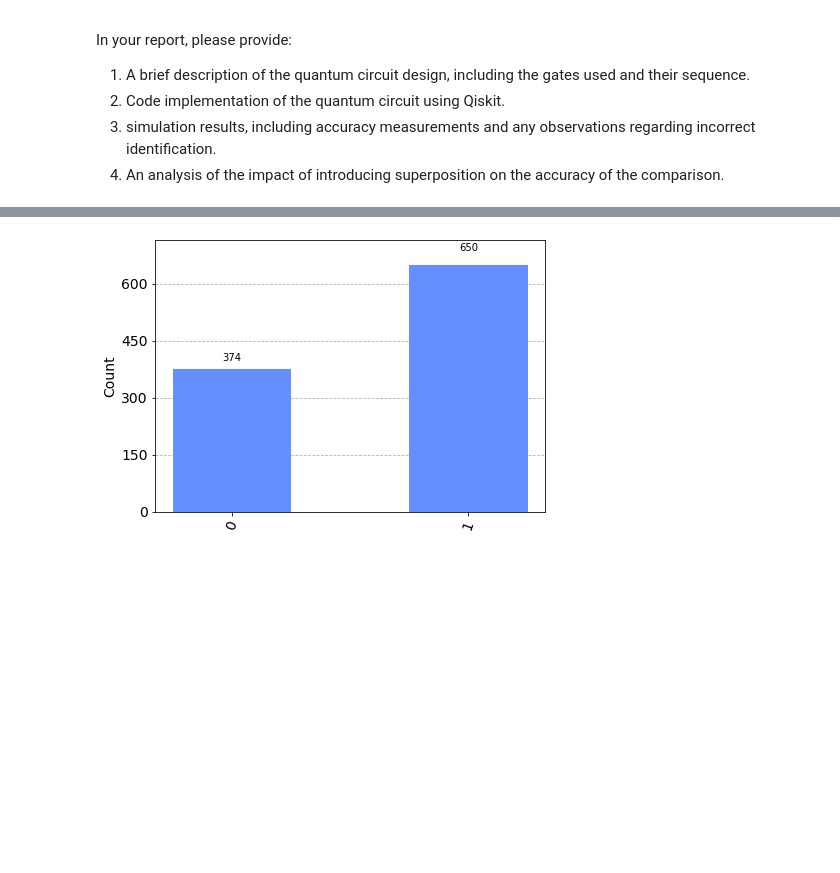
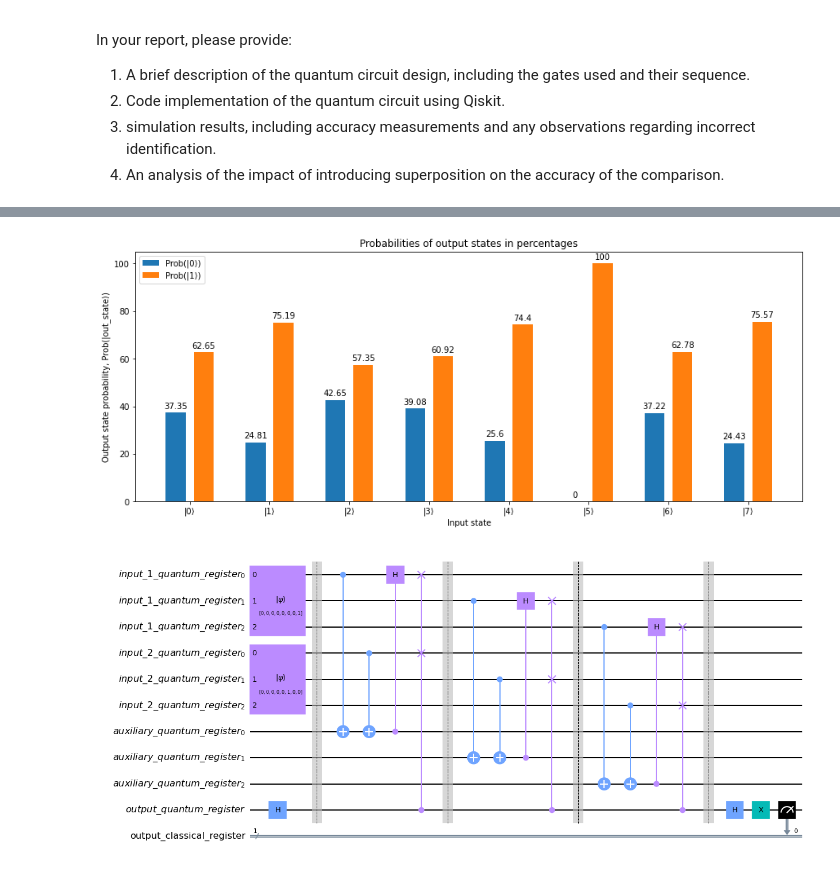
Before and after one commit to iDragos1234/Quantum-Computing-Programming-Assignments, a Jupyter notebook: lab_2_notebook.ipynb, the cells around one changed output, grey strips where cells are left out. Drawn from its saved outputs; the diff is of its cells as text; code cells hidden in the pictures; blank space fills up the shorter version.

Commit message:
Plot Swap Test for various inputs

```diff
--- a/lab_2_notebook.ipynb
+++ b/lab_2_notebook.ipynb
@@ -115,46 +373,54 @@ class SwapTestQuantumCircuit(MyQuantumCircuit):
 # %%
+SIMILARITIES = []
+COUNTS = []
 
 N_QUBITS = 3
-RANDOM_STATE = np.random.randint(0, 2 ** N_QUBITS)  # Initialize qreg_1 to a state randomly picked between |0> and |7>
-FIXED_STATE = 5  # Initialize qreg_2 to state |5>
+N_STATES = 2 ** N_QUBITS
 
-# Create registers
-qregs = [
-    QuantumRegister(N_QUBITS, 'input_1_quantum_register'),
-    QuantumRegister(N_QUBITS, 'input_2_quantum_register'),
-    QuantumRegister(N_QUBITS, 'ancillary_quantum_register'),
-    QuantumRegister(1, 'output_quantum_register'),
-]
+N_SHOTS = 10_000
 
-cregs = [ClassicalRegister(1, 'output_classical_register')]
+C = None
 
-my_circuit = SwapTestQuantumCircuit()
+for k in range(N_STATES):
+    RANDOM_STATE = k # np.random.randint(0, N_STATES)  # Initialize qreg_1 to a state randomly picked between |0⟩ and |7⟩
+    FIXED_STATE = 5  # Initialize qreg_2 to state |5⟩
 
-_, plotted_results = my_circuit\
-    .create_circuit(qregs=qregs, cregs=cregs)\
-    .prepare_qreg_step(qreg_index=0, init_val=RANDOM_STATE)\
-    .prepare_qreg_step(qreg_index=1, init_val=FIXED_STATE)\
-    .swap_test(qreg_1_index=0, qreg_2_index=1, qreg_ancillary_index=2, qreg_output_index=3)\
-    .measure_qreg_to_creg(3, 0)\
-    .execute_circuit()\
-    .plot_results()
+    # Create registers
+    QREGS = [
+        QuantumRegister(N_QUBITS, 'input_1_quantum_register'),
+        QuantumRegister(N_QUBITS, 'input_2_quantum_register'),
+        QuantumRegister(N_QUBITS, 'auxiliary_quantum_register'),
+        QuantumRegister(1, 'output_quantum_register'),
+    ]
+    CREGS = [ClassicalRegister(1, 'output_classical_register')]
 
-_, similarity = my_circuit.get_similarity(n_qubits=N_QUBITS)
+    MY_CIRCUIT = ImprovedSwapTestQuantumCircuit()
 
+    _, PLOTTED_RESULTS = MY_CIRCUIT\
+        .create_circuit(qregs=QREGS, cregs=CREGS)\
+        .prepare_qreg_step(qreg_index=0, init_val=RANDOM_STATE)\
+        .prepare_qreg_step(qreg_index=1, init_val=FIXED_STATE)\
+        .swap_test(qreg_1_index=0, qreg_2_index=1, qreg_auxiliary_index=2, qreg_output_index=3)\
+        .measure_qreg_to_creg(qreg_index=3, creg_index=0)\
+        .execute_circuit(n_shots=N_SHOTS)\
+        .plot_results()
 
-# 5 vs 2        | 0.4375   | 0.5625    | 0.125  = 1 / 2^3   | 0%        = 1/3 * (3 - 3) |
-# 5 vs. 0, 3, 6 | 0.375    | 0.625     | 0.25   = 1 / 2^2   | 33.33%    = 1/3 * (3 - 2) |
-# 5 vs. 1, 7, 4 | 0.25     | 0.75      | 0.5    = 1 / 2^1   | 66.67%    = 1/3 * (3 - 1) |
-# 5 vs. 5       | 0.0      | 1.0       | 1.0    = 1 / 2^0   | 100%      = 1/3 * (3 - 0) |
+    _, SIMILARITY = MY_CIRCUIT.get_similarity(qreg_1_index=0, qreg_2_index=1)
+    _, CURRENT_COUNT = MY_CIRCUIT.get_counts()
 
-# 2 vs. 1       | 0.375 | 0.625 | 0.25  = 1 / 2^2   | 0%     = 1/2 * (2 - 2) |
-# 2 vs. 0, 3    | 0.25  | 0.75  | 0.5   = 1 / 2^1   | 50%    = 1/2 * (2 - 1) |
-# 2 vs. 2       | 0.0   | 1.0   | 1.0   = 1 / 2^0   | 100%   = 1/2 * (2 - 0) |
-print(
-    f'Input 1 (random state):   |{RANDOM_STATE}⟩\n'
-    f'Input 2 (fixed state):    |{FIXED_STATE}⟩'
-)
-print('-----------------------------')
-print(f'Similarity(|{RANDOM_STATE}⟩, |{FIXED_STATE}⟩) = {similarity}')
-plotted_results
+    SIMILARITIES.append(SIMILARITY)
+    COUNTS.append(CURRENT_COUNT)
+
+    C = MY_CIRCUIT.circuit.draw('mpl')
+
+    print(
+        f'Input 1 (random state):   |{RANDOM_STATE}⟩\n'
+        f'Input 2 (fixed state):    |{FIXED_STATE}⟩'
+    )
+    print('-----------------------------')
+    print(f'Similarity(|{RANDOM_STATE}⟩, |{FIXED_STATE}⟩) = {SIMILARITY}')
+
+plot_experiment(COUNTS)
+
+C
 # %% [output]
@@ -165 +444,2 @@ Similarity(|6⟩, |5⟩) = 36.95%
-[figure, old version]
+[figure, new version]
+[figure, added]
```
Also changed, not shown: parts of 13 cells of this notebook, 3 other files.
